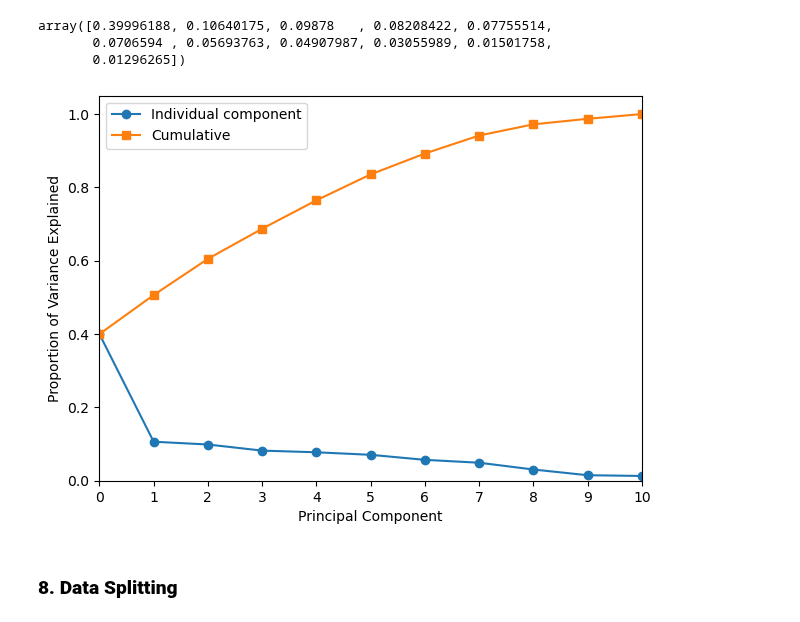
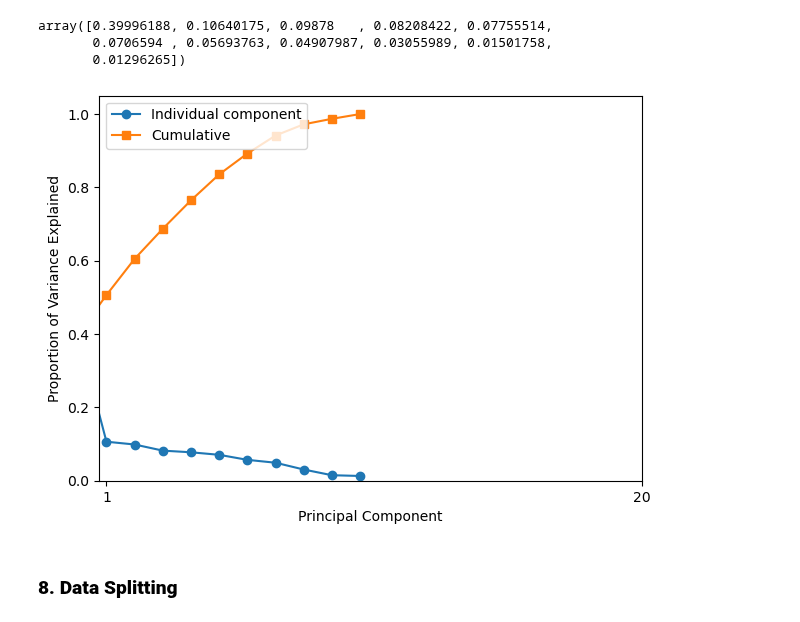
Before and after one commit to Barkesty/Project-Chronic-Kidney-Disease-Classification-Challenge, a Jupyter notebook: project.ipynb, the cells around one changed output. Saved outputs shown, nothing was run; the diff lists cells and outputs as text; code cells hidden in the pictures.

```diff
--- a/project.ipynb
+++ b/project.ipynb
@@ -104,13 +107,0 @@ From the dictionary， `sg`, `al`, `su` are Categorical variables. `age`, `bp`,
-# %%
-# Cat transformation
-columns_cat = ['sg', 'al', 'su']
-for col in columns_cat:
-    df[col] = pd.Categorical(df[col])
-
-# Binary trans
-columns_bin = ['rbc','pc','pcc','ba','htn','dm','cad','appet','pe','ane','class']
-mapping = {'normal': 1, 'present': 1, 'abnormal': 0, 'notpresent': 0, 'yes':1,'no':0,'good':1,'poor':0,'ckd':1,'notckd':0}
-
-for column in columns_bin:
-    df[column] = df[column].map(mapping).astype(float)
-df.head(3)
@@ -123,3 +108,8 @@ df.head(3)
+# %%
+columns_to_convert = ['sg', 'al', 'su']
+
+for col in columns_to_convert:
+    df[col] = pd.Categorical(df[col])
 # %%
 for col in columns_to_convert:
     print(df[col].value_counts(normalize=True))
@@ -480,17 +486,17 @@ array([0.39996188, 0.10640175, 0.09878   , 0.08208422, 0.07755514,
 # %%
 plt.figure(figsize=(7,5))
 
 plt.plot(pca_X.explained_variance_ratio_, '-o', label='Individual component')
 plt.plot( np.cumsum(pca_X.explained_variance_ratio_), '-s', label='Cumulative')
 
 plt.ylabel('Proportion of Variance Explained')
 plt.xlabel('Principal Component')
 plt.xlim(0.75,4.25)
 plt.ylim(0,1.05)
-plt.xticks([0,1,2,3,4,5,6,7,8,9,10])
+plt.xticks([1,20])
 plt.legend(loc=2);
 # %% [output]
-[figure, old version]
+[figure, new version]
 # %% [markdown]
 ### **8. Data Splitting**
 # %% [markdown]
```
Also changed, not shown: parts of 4 cells of this notebook.
